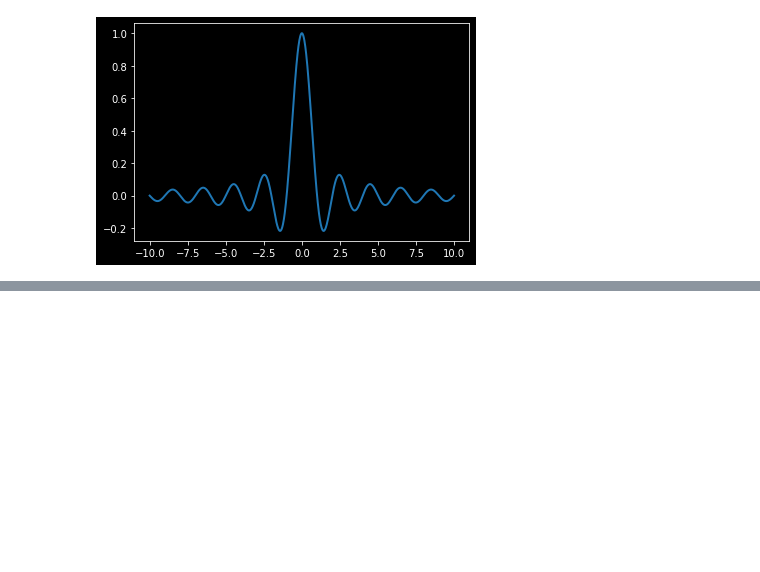
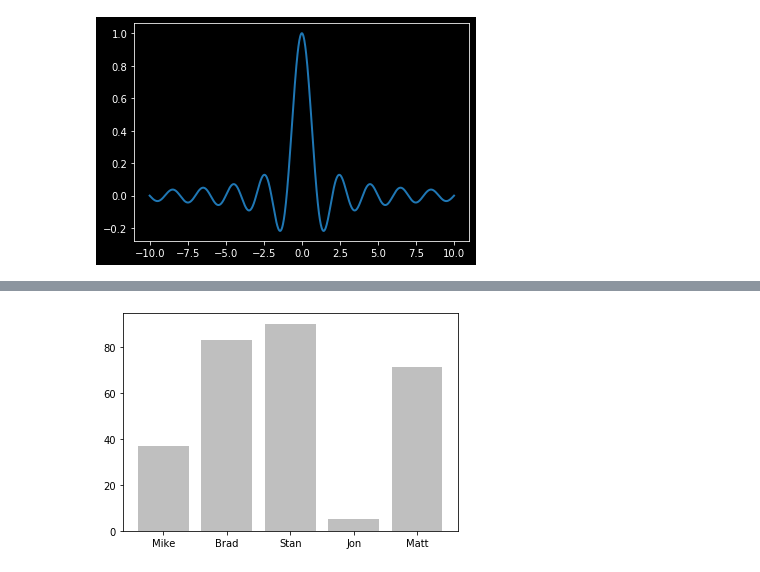
Before and after one commit to EdGlez/Data-visualization, a Jupyter notebook: For data visualization.ipynb, the cells around one changed output, grey strips where cells are left out. Saved outputs shown, nothing was run; the diff lists cells and outputs as text; code cells hidden in the pictures; blank space fills up the shorter version.

```diff
--- a/For data visualization.ipynb
+++ b/For data visualization.ipynb
@@ -265,0 +284,18 @@ plt.savefig('graph.png', c = 'k')
+# %%
+#Labelling our ticks
+import numpy as np
+import matplotlib.ticker as ticker
+import matplotlib.pyplot as plt
+
+name_list = ('Mike', 'Brad', 'Stan', 'Jon', 'Matt')
+value_list = np.random.randint(0, 99, size = len(name_list))
+pos_list = np.arange(len(name_list))
+
+ax = plt.axes()
+ax.xaxis.set_major_locator(ticker.FixedLocator((pos_list)))
+ax.xaxis.set_major_formatter(ticker.FixedFormatter((name_list)))
+
+plt.bar(pos_list, value_list, color = '.75', align = 'center')
+plt.show()
+# %% [output]
+[figure, added]
```
Also changed, not shown: parts of 8 cells of this notebook.
